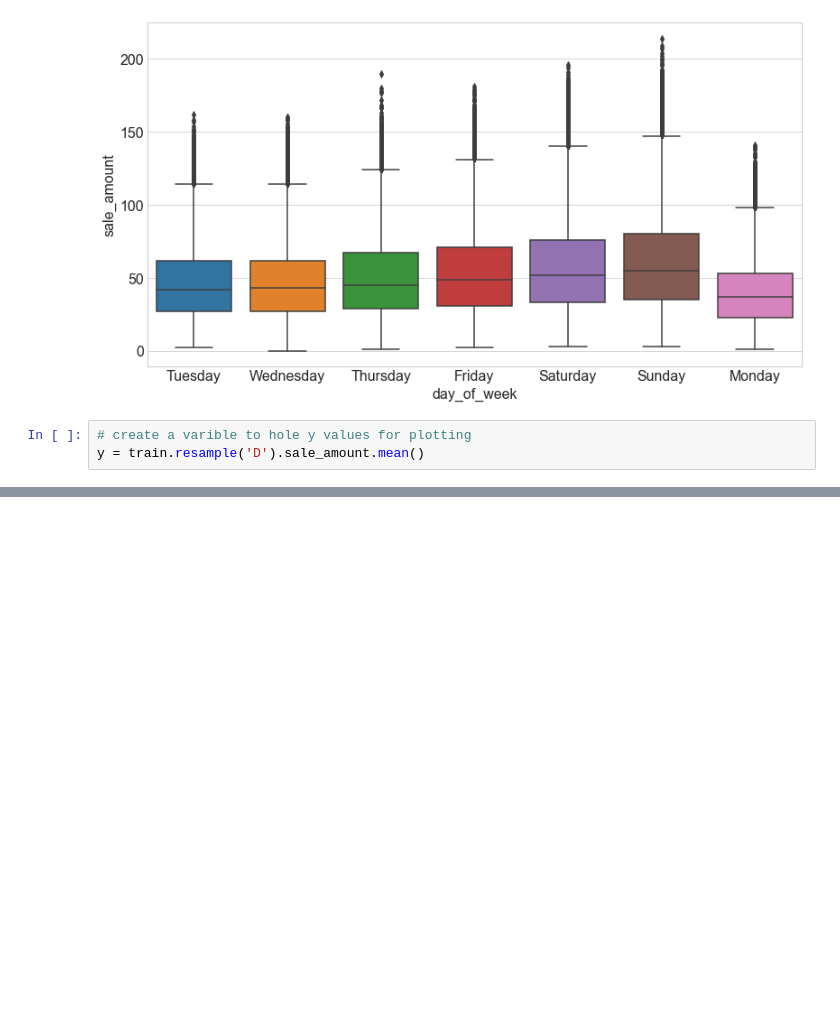
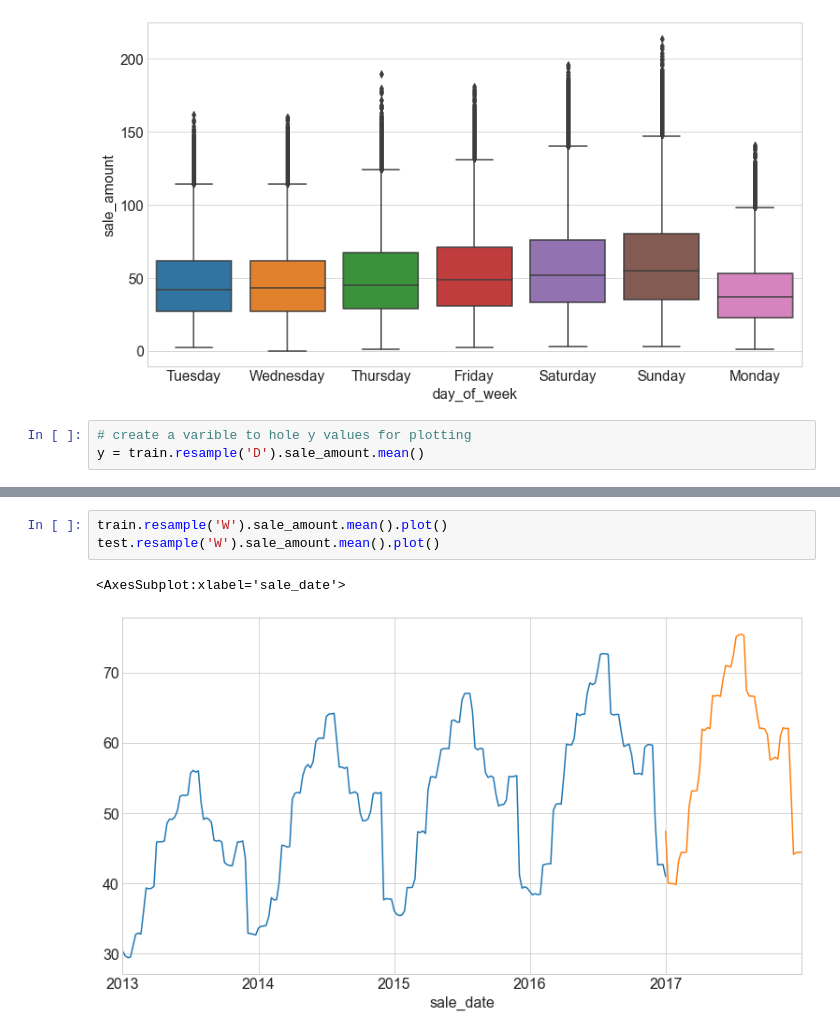
Before and after one commit to craigcalzado/time-series-exercises, a Jupyter notebook: explore.ipynb, the cells around one changed output, grey strips where cells are left out. Saved outputs shown, nothing was run; the diff lists cells and outputs as text; blank space fills up the shorter version.

```diff
--- a/explore.ipynb
+++ b/explore.ipynb
@@ -112,0 +126,6 @@ plt.savefig('seasonal_decompose.png')
+# %%
+train.resample('W').sale_amount.mean().plot()
+test.resample('W').sale_amount.mean().plot()
+# %% [output]
+<AxesSubplot:xlabel='sale_date'>
+[figure, added]
```
Also changed, not shown: parts of 8 cells of this notebook.
